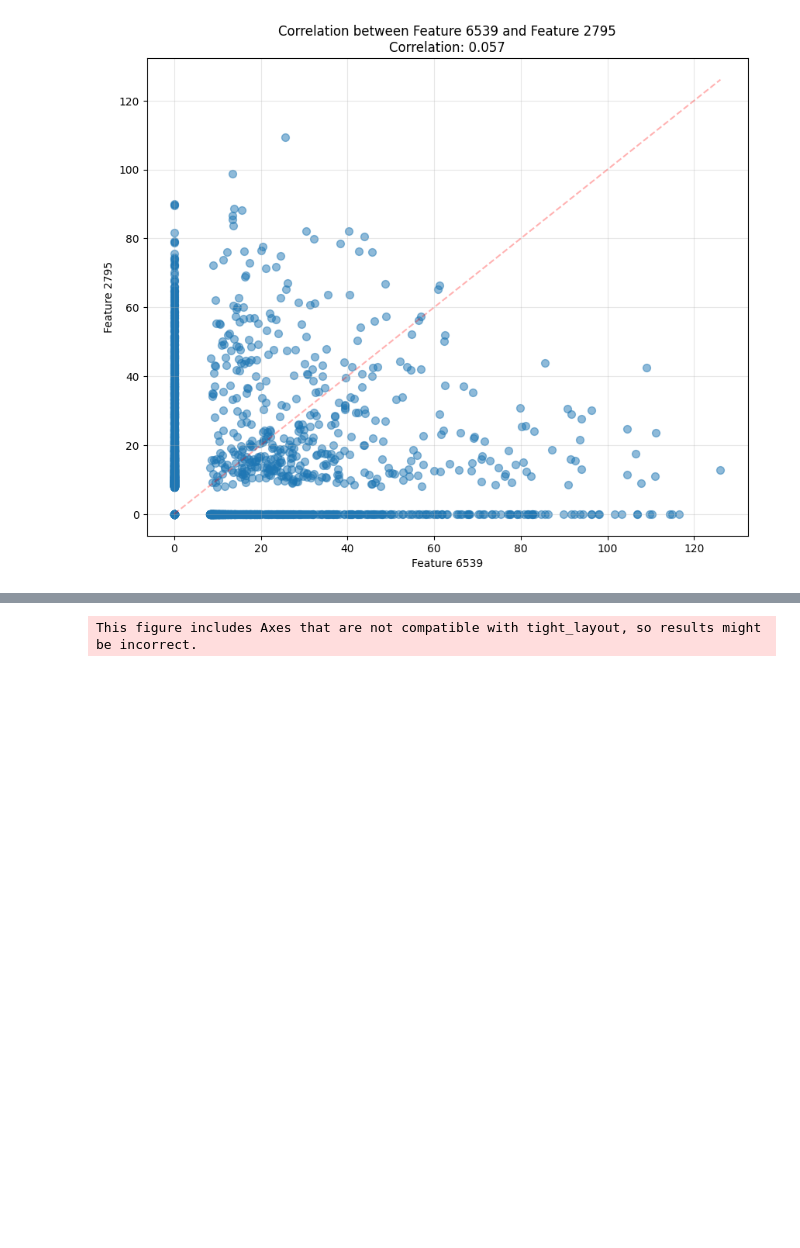
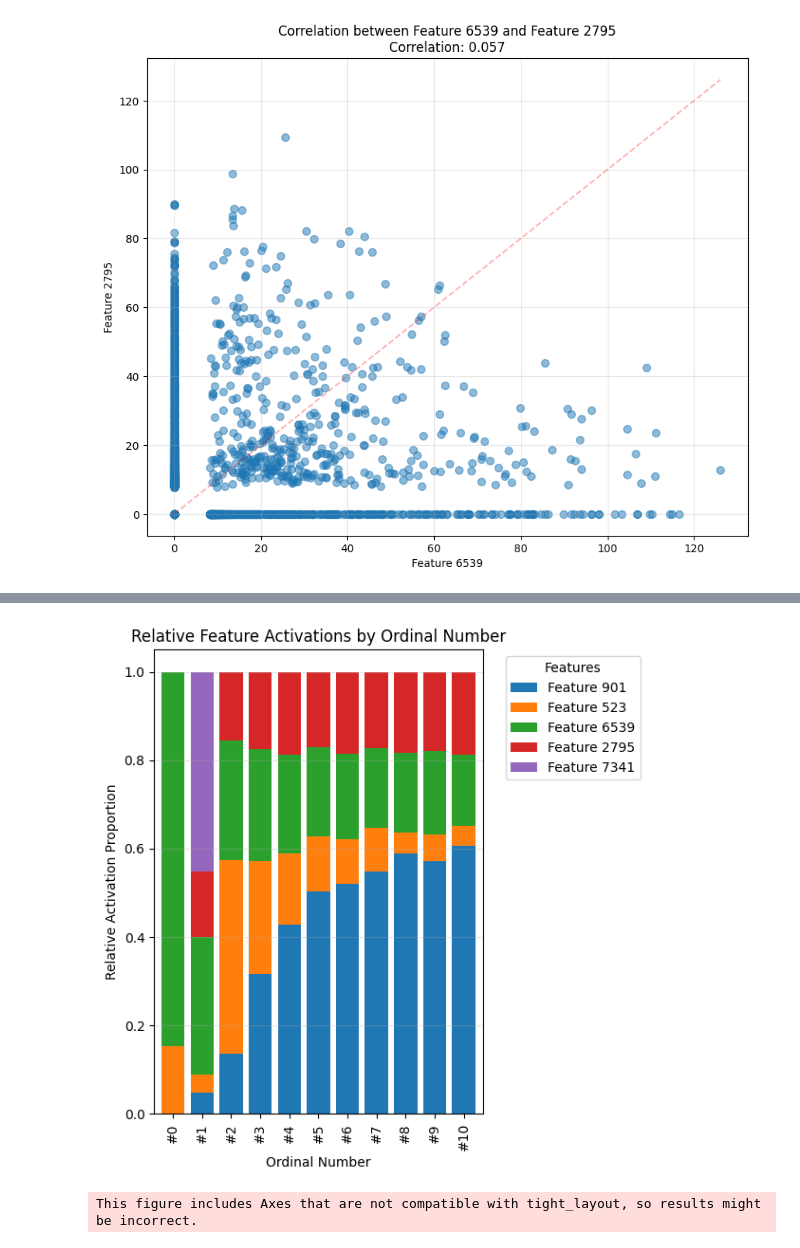
Before and after one commit to MClarke1991/sae_cooccurrence, a Jupyter notebook: src/example_clusters/gemma_first_second_layer_21_1_5_511.ipynb, the cells around one changed output, grey strips where cells are left out. Saved outputs shown, nothing was run; the diff lists cells and outputs as text; code cells hidden in the pictures; blank space fills up the shorter version.

Commit message:
add: custom prompt analysis

```diff
--- a/src/example_clusters/gemma_first_second_layer_21_1_5_511.ipynb
+++ b/src/example_clusters/gemma_first_second_layer_21_1_5_511.ipynb
@@ -784,3 +806,13 @@ plot_ordinal_mean_activations_stacked_normalized(
+# %%
+plot_ordinal_mean_activations_stacked_normalized(
+    pca_df_custom,
+    results_custom.all_graph_feature_acts.cpu().numpy(),
+    pca_path,
+    fs_splitting_cluster,
+    save_figs,
+)
+# %% [output]
+[figure, added]
 # %%
 subgraph_id = fs_splitting_cluster
 sparse_thresholded_matrix = sparse.load_npz(
```
Also changed, not shown: parts of 8 cells of this notebook.
